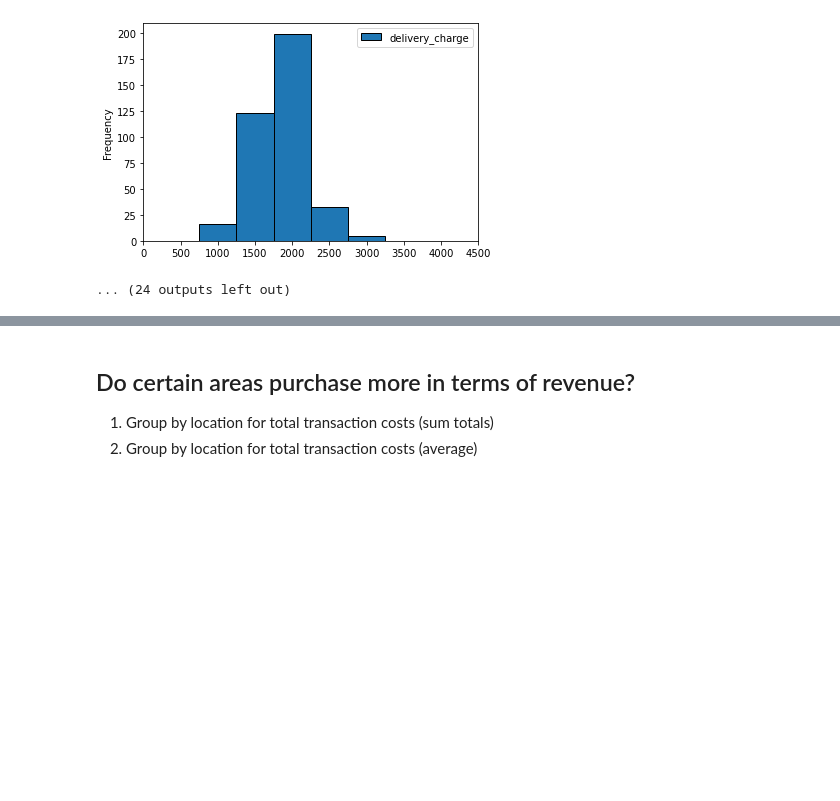
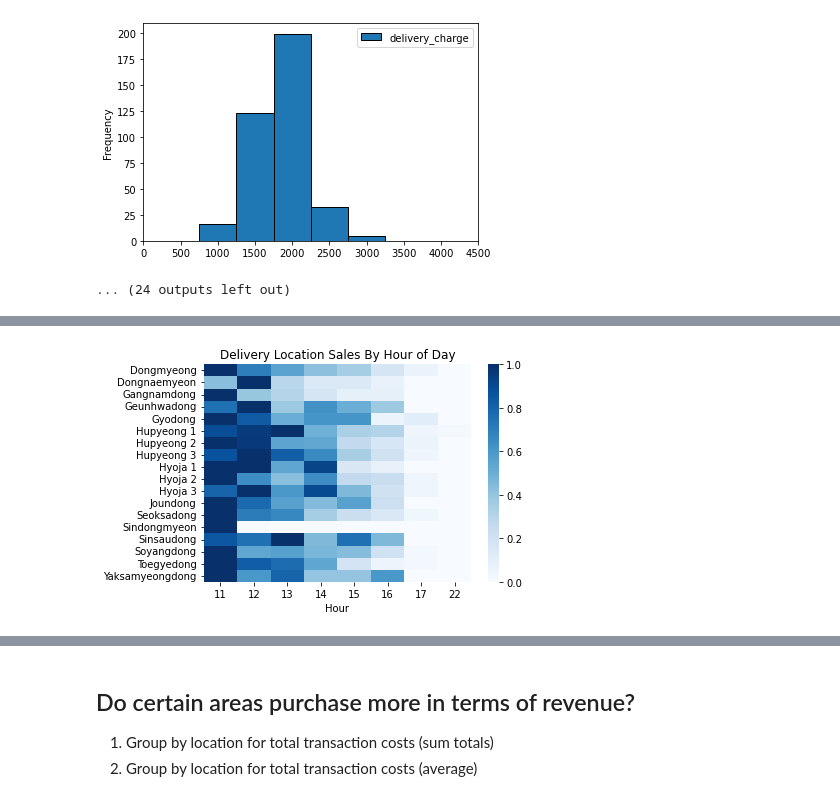
Before and after one commit to JacobPaxton/bakery-sales, a Jupyter notebook: explore.ipynb, the cells around one changed output, grey strips where cells are left out. Cells and saved outputs as stored; diff of their text form; code cells hidden in the pictures; blank space fills up the shorter version.

Commit message:
Add delivery location analysis for time-of-day and for total items sold

```diff
--- a/explore.ipynb
+++ b/explore.ipynb
@@ -453,4 +448,19 @@ Far from bakery:
+# %%
+# 1.
+# bin business time by hour (transaction happened in hour 0, hour 1, ... hour 23)
+sales['hour_of_day'] = sales.index.hour
+# %%
+# 2.
+# create crosstab of place and hour for count of transactions
+place_hour_crosstab = pd.crosstab(sales.place, sales.hour_of_day)
+# normalize values on a row-by-row basis
+place_hour_cross_normal = place_hour_crosstab.div(place_hour_crosstab.max(axis=1), axis=0)
 # %%
-# 1.
-# create bins for each hour in the day in new column (transaction happened in hour 0, hour 1, ... hour 23)
-# plot distribution of each hour's number of transactions (value counts)
+# plot distribution of crosstab
+sns.heatmap(place_hour_cross_normal, cmap='Blues')
+plt.title('Delivery Location Sales By Hour of Day')
+plt.xlabel('Hour')
+plt.ylabel('')
+plt.show()
+# %% [output]
+[figure, added]
```
Also changed, not shown: parts of 36 cells of this notebook.
